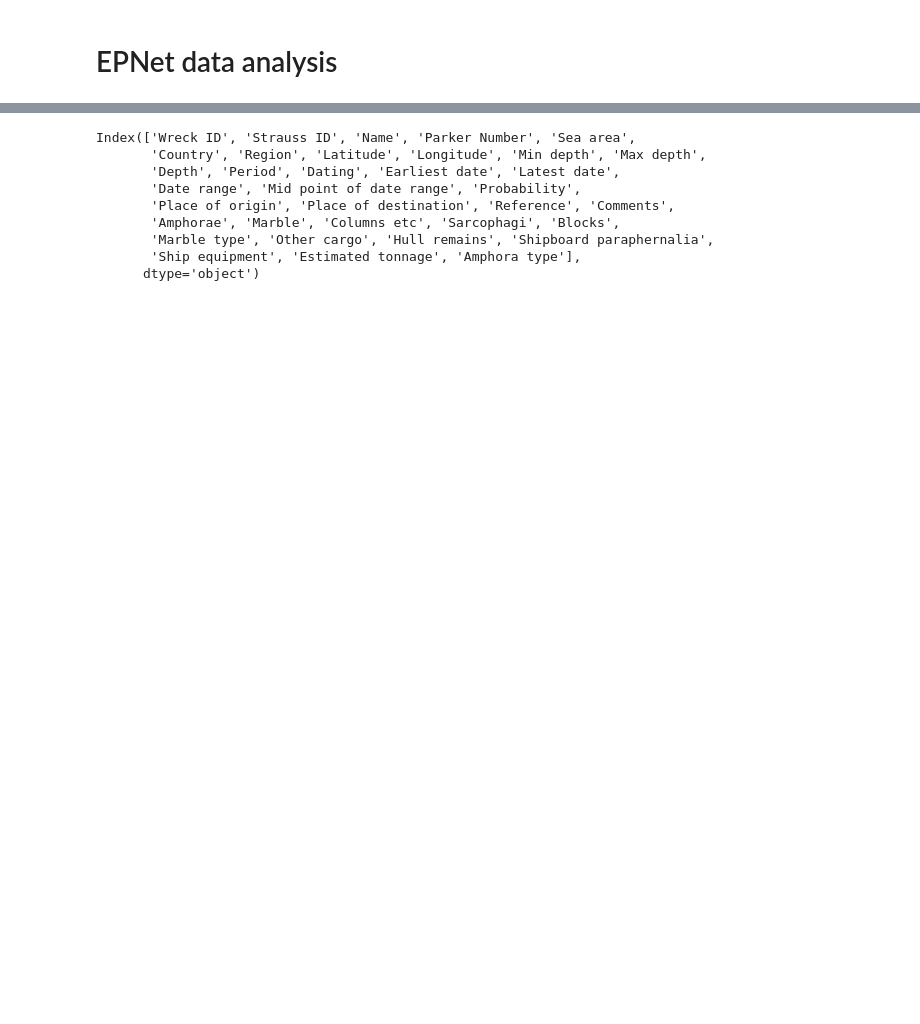
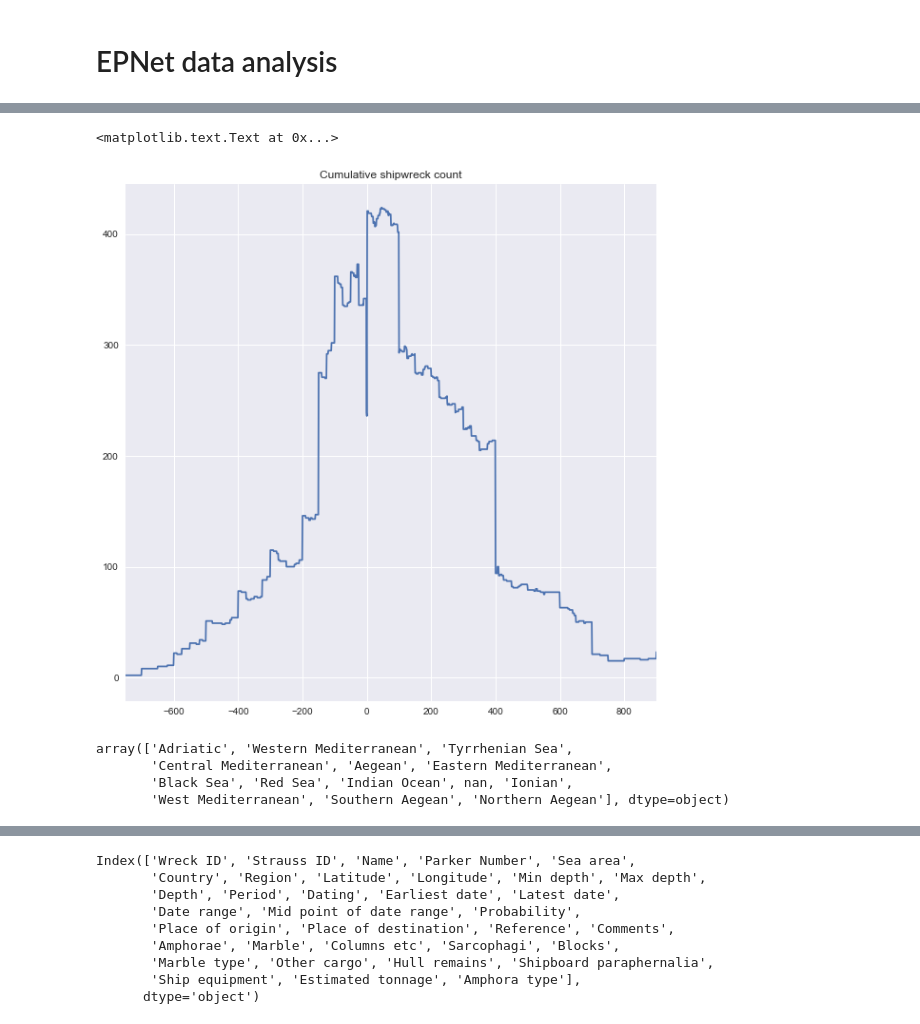
Before and after one commit to izaromanowska/shipwrecks, a Jupyter notebook: EPNet_shipwrecks.ipynb, the cells around one changed output, grey strips where cells are left out. Drawn from its saved outputs; the diff is of its cells as text; code cells hidden in the pictures; blank space fills up the shorter version.

```diff
--- a/EPNet_shipwrecks.ipynb
+++ b/EPNet_shipwrecks.ipynb
@@ -95,0 +99,16 @@ py.iplot(fig, filename='Roman Shipwrecks')
+# %%
+fig = plt.figure(figsize=(10, 10))
+s = calc_prob(df,'Earliest date', 'Latest date')
+plt.plot(s)
+plt.xlim(-750, 900)
+plt.title('Cumulative shipwreck count')
+# %% [output]
+<matplotlib.text.Text at 0x...>
+[figure, added]
+# %%
+df['Sea area'].unique()
+# %% [output]
+array(['Adriatic', 'Western Mediterranean', 'Tyrrhenian Sea',
+       'Central Mediterranean', 'Aegean', 'Eastern Mediterranean',
+       'Black Sea', 'Red Sea', 'Indian Ocean', nan, 'Ionian',
+       'West Mediterranean', 'Southern Aegean', 'Northern Aegean'], dtype=object)
```
Also changed, not shown: parts of 20 cells of this notebook, 8 other files.
